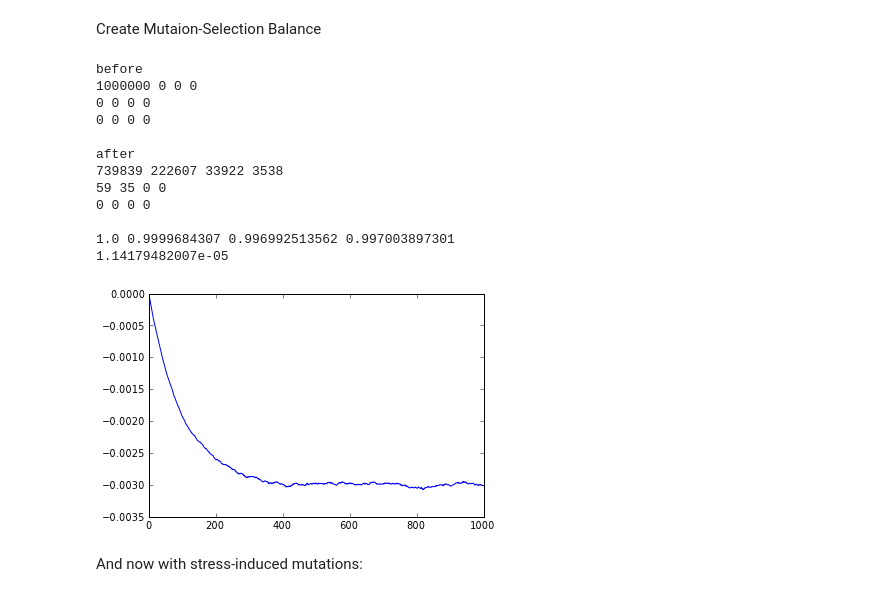
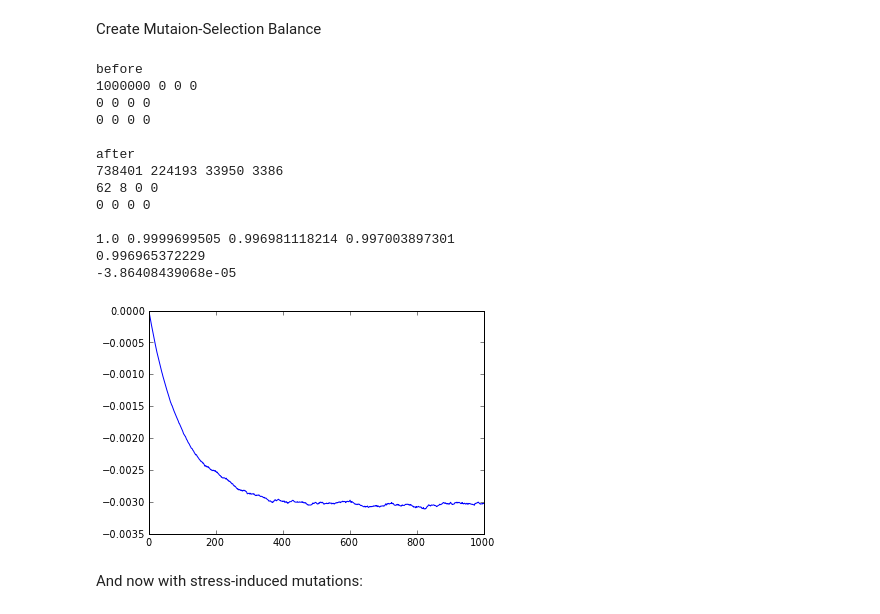
Before and after one commit to yoavram/ruggedsim, a Jupyter notebook: stochastic/ruggedsim new model.ipynb, the cells around one changed output. Saved outputs shown, nothing was run; the diff lists cells and outputs as text; code cells hidden in the pictures.

```diff
--- a/stochastic/ruggedsim new model.ipynb
+++ b/stochastic/ruggedsim new model.ipynb
@@ -329,37 +329,40 @@ Create Mutaion-Selection Balance
 # %%
 p = mutation_free_population(pop_size, 3, cutoff)
 w = smooth_fitness(s, H, 3, cutoff)
 
 pi,tau = 0,1
 mutation_rates = mutation_rates_matrix(U,pi,tau,w)
 Mm = big_mutation_matrix(mutation_rates, 3, small_background_mutation_matrix)
 Mu = big_mutation_matrix((mutation_rates * beta).transpose(), cutoff, small_strain_mutation_matrix)
 
 W = [mean_fitness(p,w)]
 print "before"
 mprint(p,0)
 print
 p,W = loop(p,w,Mm,Mu,1000,W)
 plot(log(W));
 print "after"
 mprint(p,0)
 print
 print W[0],W[1],W[-1],e**(-(1+beta)*U)
-print abs(W[-1] - e**(-(1+beta)*U))/e**(-(1+beta)*U)
+avg_W = mean(W[500:])
+print avg_W
+print (avg_W - e**(-(1+beta)*U))/e**(-(1+beta)*U)
 # %% [output]
 before
 1000000 0 0 0
 0 0 0 0
 0 0 0 0
 
 after
-739839 222607 33922 3538
-59 35 0 0
+738401 224193 33950 3386
+62 8 0 0
 0 0 0 0
 
-1.0 0.9999684307 0.996992513562 0.997003897301
-1.14179482007e-05
+1.0 0.9999699505 0.996981118214 0.997003897301
+0.996965372229
+-3.86408439068e-05
-[figure, old version]
+[figure, new version]
 # %% [markdown]
 And now with stress-induced mutations:
 # %%
```
Also changed, not shown: parts of 3 cells of this notebook.
